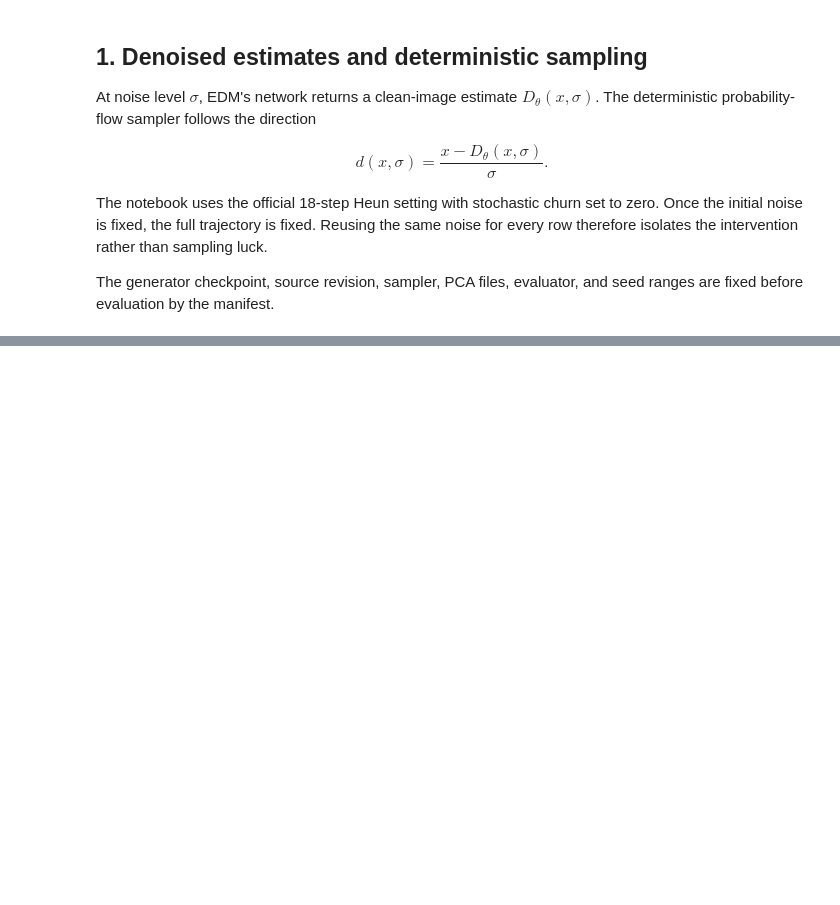
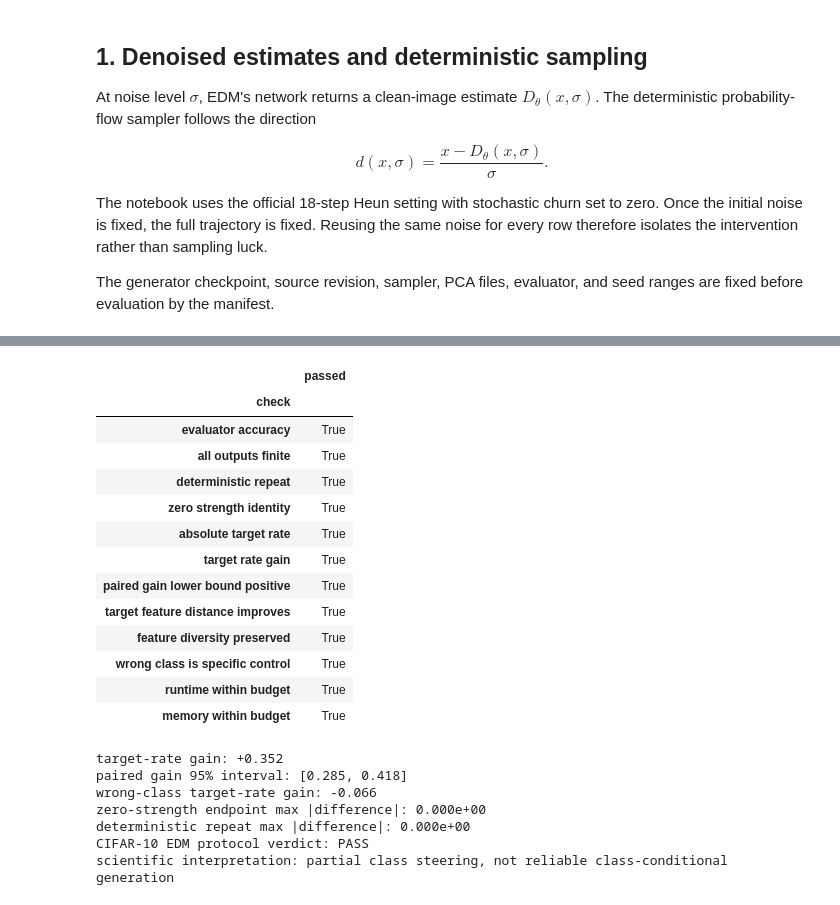
Before and after one commit to isotrivial/diffusion-steering-preclass-notes, a Jupyter notebook: notebooks/toy_data/executed/cifar10_steering_with_unconditional_edm.ipynb, the cells around one changed output, grey strips where cells are left out. Cells and saved outputs as stored; diff of their text form; code cells hidden in the pictures; blank space fills up the shorter version.

```diff
--- a/notebooks/toy_data/executed/cifar10_steering_with_unconditional_edm.ipynb
+++ b/notebooks/toy_data/executed/cifar10_steering_with_unconditional_edm.ipynb
@@ -238,0 +254,39 @@ probe, matched shuffled direction, and its own evaluation.
+# %%
+checks_table = pd.DataFrame(
+    [{"check": name.replace("_", " "), "passed": passed} for name, passed in result["checks"].items()]
+).set_index("check")
+display(checks_table)
+print("target-rate gain:", f"{result['target_rate_gain']:+.3f}")
+print("paired gain 95% interval:", [round(value, 3) for value in result["paired_target_rate_gain_95ci"]])
+print("wrong-class target-rate gain:", f"{result['wrong_class_target_rate_gain']:+.3f}")
+print("zero-strength endpoint max |difference|:", f"{result['zero_endpoint_max_abs']:.3e}")
+print("deterministic repeat max |difference|:", f"{result['deterministic_repeat_max_abs']:.3e}")
+print("CIFAR-10 EDM protocol verdict:", result["release_status"])
+interpretation = (
+    "partial class steering, not reliable class-conditional generation"
+    if result["release_status"] == "PASS"
+    else "negative result under the locked protocol"
+)
+print("scientific interpretation:", interpretation)
+# %% [output]
+|  | passed |
+| check |  |
+| evaluator accuracy | True |
+| all outputs finite | True |
+| deterministic repeat | True |
+| zero strength identity | True |
+| absolute target rate | True |
+| target rate gain | True |
+| paired gain lower bound positive | True |
+| target feature distance improves | True |
+| feature diversity preserved | True |
+| wrong class is specific control | True |
+| runtime within budget | True |
+| memory within budget | True |
+target-rate gain: +0.352
+paired gain 95% interval: [0.285, 0.418]
+wrong-class target-rate gain: -0.066
+zero-strength endpoint max |difference|: 0.000e+00
+deterministic repeat max |difference|: 0.000e+00
+CIFAR-10 EDM protocol verdict: PASS
+scientific interpretation: partial class steering, not reliable class-conditional generation
```
Also changed, not shown: parts of 23 cells of this notebook, 13 other files.
